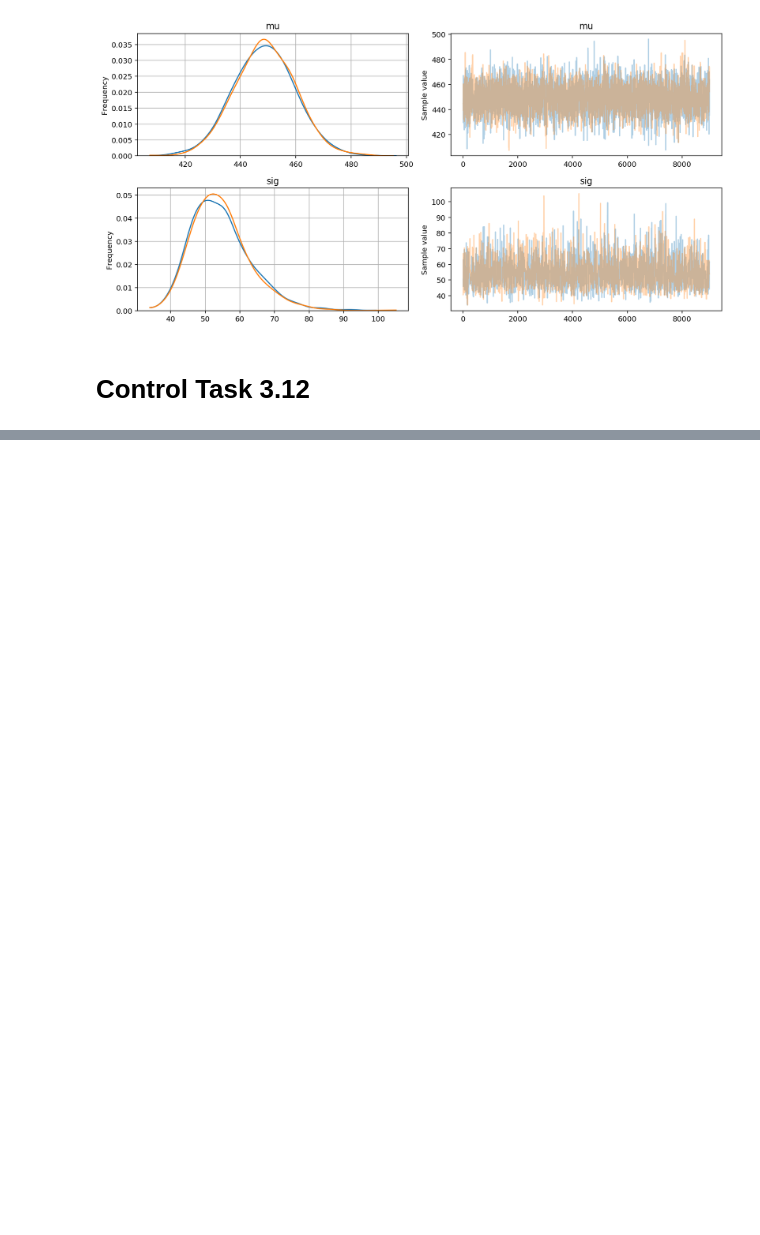
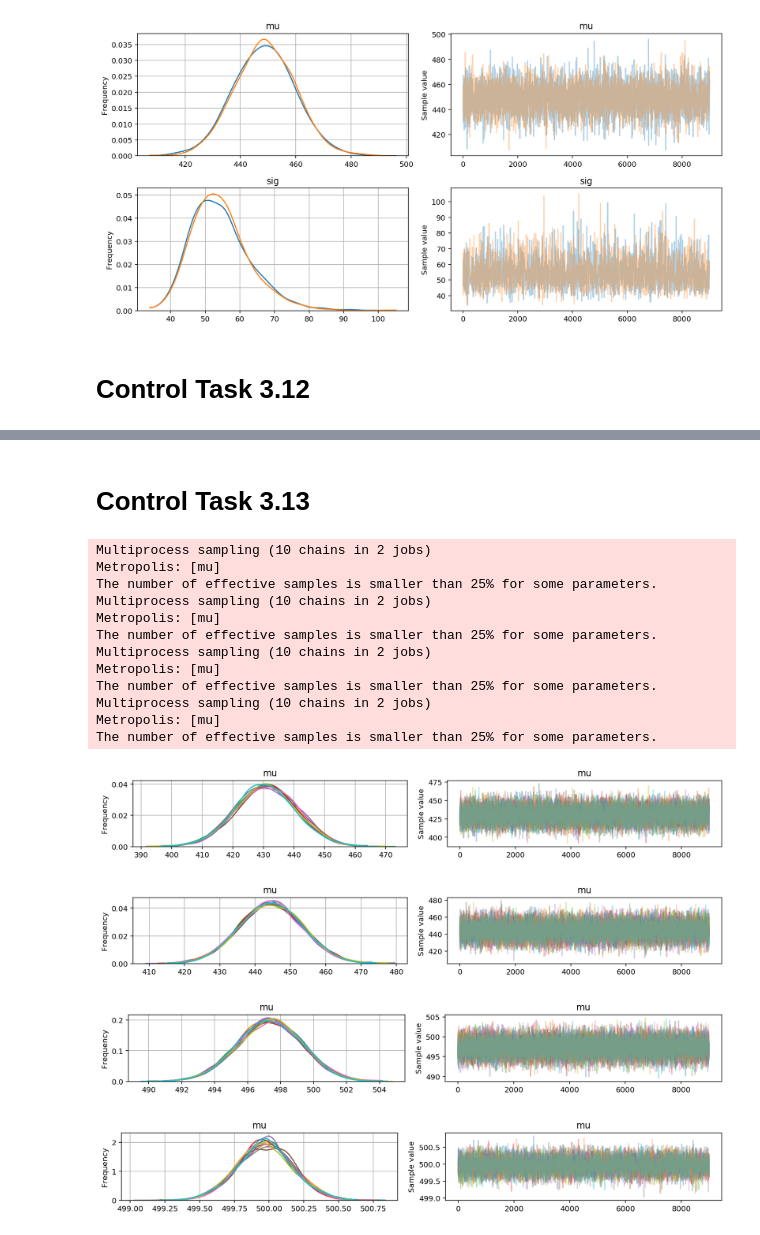
Before and after one commit to jgoerner/advanced-statistics, a Jupyter notebook: statistics/notebooks/Readingguide-3.ipynb, the cells around one changed output, grey strips where cells are left out. Cells and saved outputs as stored; diff of their text form; code cells hidden in the pictures; blank space fills up the shorter version.

Commit message:
Include Control Task 3.13

```diff
--- a/statistics/notebooks/Readingguide-3.ipynb
+++ b/statistics/notebooks/Readingguide-3.ipynb
@@ -315,0 +321,51 @@ Metropolis: [mu]
+# %% [markdown]
+# Control Task 3.13
+# %%
+# %load src/3-12-prior-influence.py
+# Import
+import matplotlib.pyplot as plt
+import pymc3 as pm
+from scipy.stats import norm
+
+# Config
+os.chdir("/home/jovyan/work")
+%config InlineBackend.figure_format = 'retina'
+%matplotlib inline
+plt.rcParams["figure.figsize"] = (12, 3)
+
+# Preparation
+data = norm(450, 50).rvs(25)
+sigs = [200, 20, 2, 0.2]
+traces = []
+
+# Sampling
+for sig in sigs:
+    with pm.Model() as model:
+        mu = pm.Normal("mu", 500, sig)
+        weight = pm.Normal("weight", mu, 50, observed=data)
+        trace = pm.sample(
+            draws=10000,
+            step=pm.Metropolis(),
+            chains=10)
+        traces.append(trace[1000:])
+        pm.traceplot(trace[1000:], grid=True)
+
+# Plot
+plt.savefig("./results/3-13-confidences.png")
+# %% [output]
+Multiprocess sampling (10 chains in 2 jobs)
+Metropolis: [mu]
+The number of effective samples is smaller than 25% for some parameters.
+Multiprocess sampling (10 chains in 2 jobs)
+Metropolis: [mu]
+The number of effective samples is smaller than 25% for some parameters.
+Multiprocess sampling (10 chains in 2 jobs)
+Metropolis: [mu]
+The number of effective samples is smaller than 25% for some parameters.
+Multiprocess sampling (10 chains in 2 jobs)
+Metropolis: [mu]
+The number of effective samples is smaller than 25% for some parameters.
+[figure, added]
+[figure, added]
+[figure, added]
+[figure, added]
```
Also changed, not shown: parts of 1 cell of this notebook, 1 other file.
